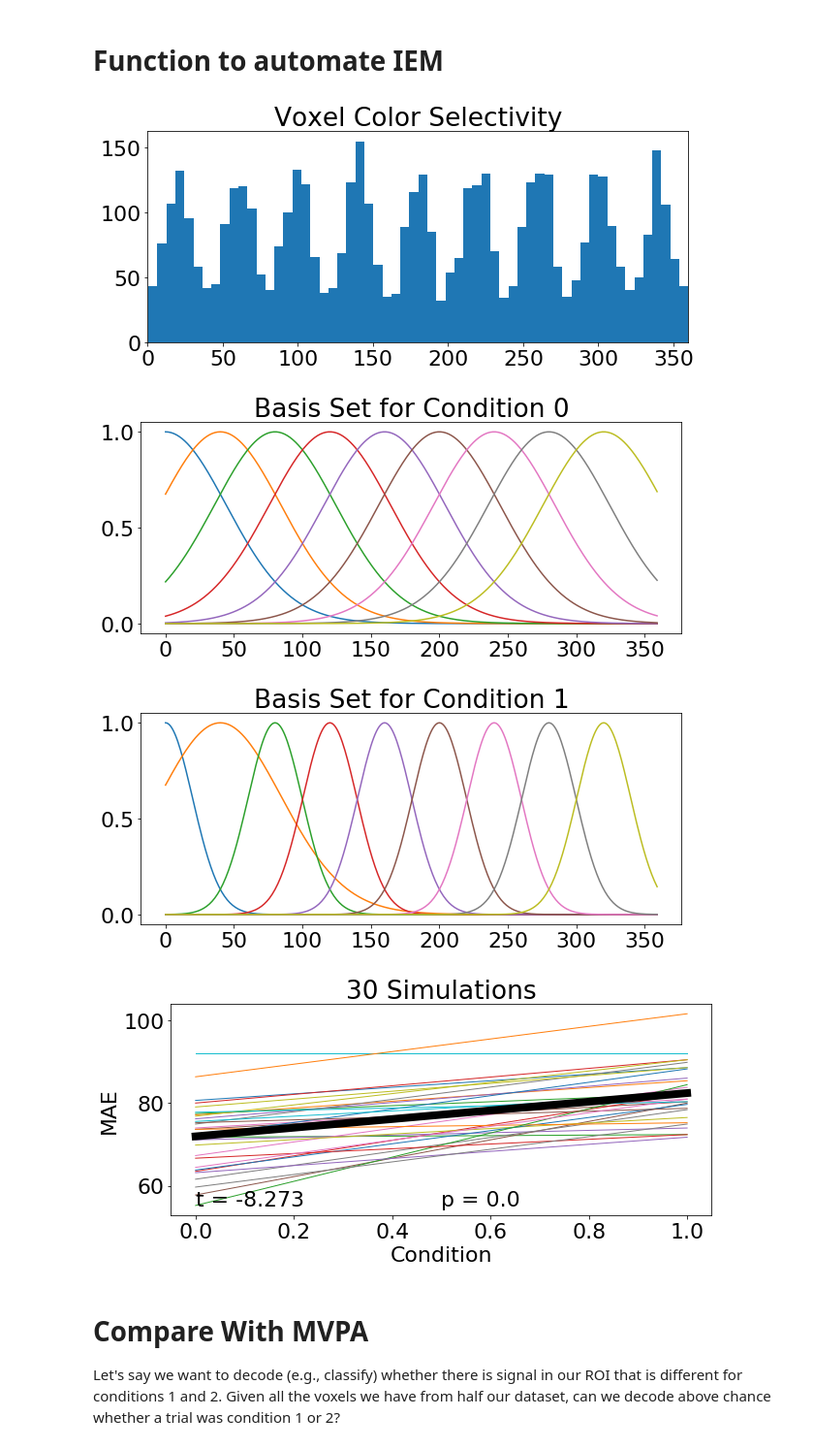
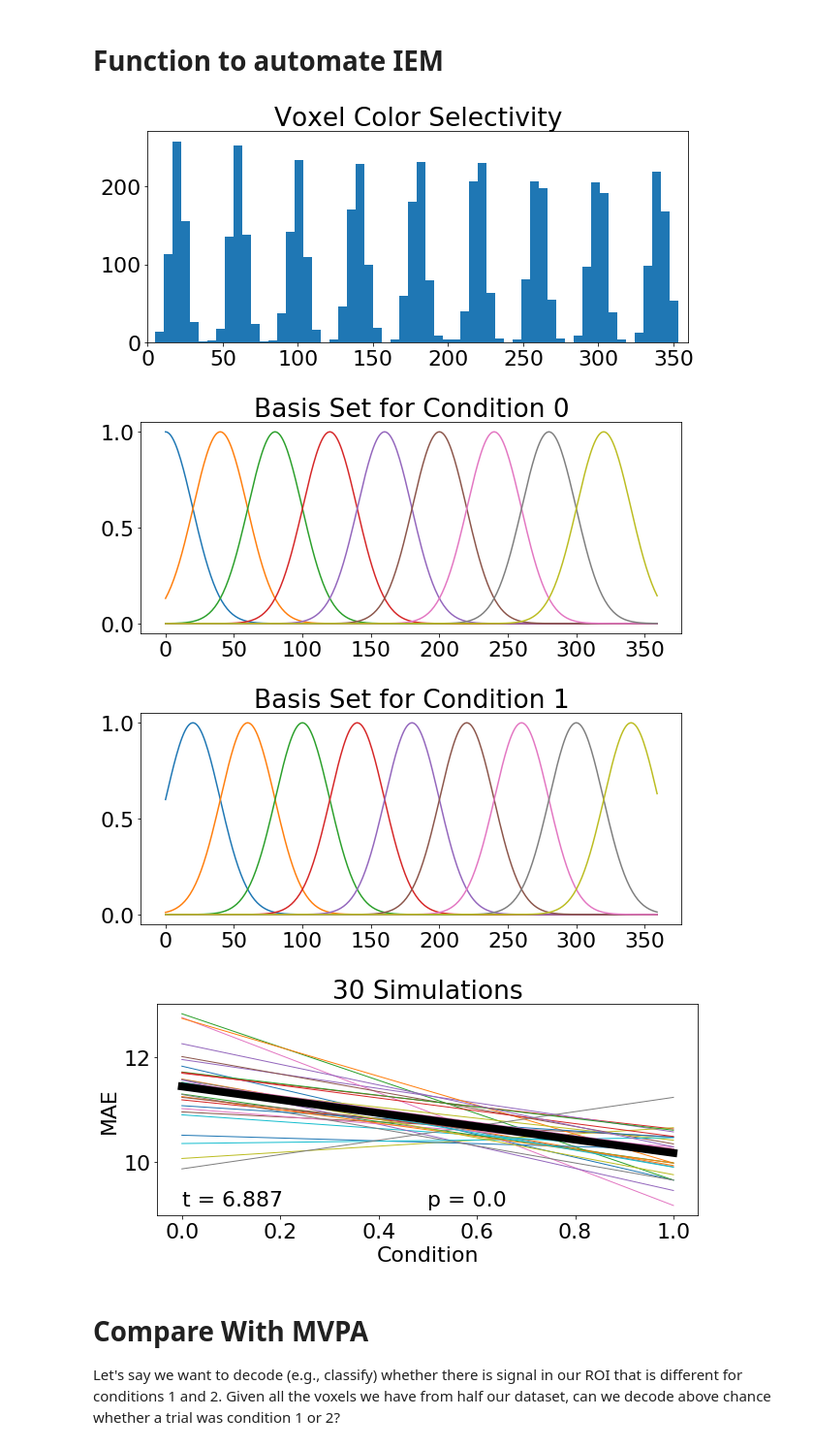
Before and after one commit to PaulScotti/iem_sim, a Jupyter notebook: iem_sim.ipynb, the cells around one changed output. Shown at 97% size. Cells and saved outputs as stored; diff of their text form; code cells hidden in the pictures.

```diff
--- a/iem_sim.ipynb
+++ b/iem_sim.ipynb
@@ -98,7 +98,7 @@ basis_points = list(map(int, basis_points))
 
 feature_space = np.linspace(0,359,360)
 
-trial_features = list(map(int,np.random.choice(basis_points, ntrials)))
+trial_features = list(map(int,np.random.choice(feature_space, ntrials)))
 
 trial_runs = np.repeat(np.arange(nruns),ntrials//nruns)
 trial_conds = np.tile(np.array([0,1]),ntrials//2)
@@ -467,7 +465,7 @@ def within180(x):
 def sim_vox():
     # Simulate neurons/voxels
     feature_space = np.linspace(0,359,360)
-    trial_features = list(map(int,np.random.choice(basis_points, ntrials)))
+    trial_features = list(map(int,np.random.choice(feature_space, ntrials)))
     trial_conds = np.tile(np.array([0,1]),ntrials//2)
     y_sd = pm.TruncatedNormal.dist(mu=vox_sd_mu, sd=vox_sd_sd, lower=0)
     vox_by_neuron_sd = y_sd.random(size=(nvoxels,nneurons))
@@ -493,9 +491,9 @@ nneurons = 100
 nchannels = 9
 
 gain_diff = 0
-noise = 1.5
-vox_sd_mu = 20
-vox_sd_sd = 10
+noise = 0
+vox_sd_mu = 10
+vox_sd_sd = 5
 
 # vox_mu = np.array([  0,  40,  80, 120, 160, 200, 240, 280, 320])
 # vox_mu = list(map(int,np.linspace(0,360-(360/5),5)))
@@ -504,45 +502,45 @@ vox_mu = np.array([  0,  40,  80, 120, 160, 200, 240, 280, 320]) + 20
 
 y_mu = pm.NormalMixture.dist(w=np.ones(9)/9,
                           mu=vox_mu,
-                          sigma=np.ones(9)*10)
+                          sigma=np.ones(9)*vox_sd_sd)
 vox_by_neuron_mu = within360(y_mu.random(size=(nvoxels,nneurons)))
 plt.hist(vox_by_neuron_mu.flatten(),bins=60)
 plt.xlim(xmin=0, xmax = 360)
 plt.title('Voxel Color Selectivity')
 plt.show()
 
 mae = np.full( (nsims, 2),np.nan )
 
-for sims in np.arange(30):
+for sims in np.arange(nsims):
     trial_by_vox, trial_features = sim_vox()
     for cond in np.arange(2):
         if cond == 0:
             chan_shift = [0, 0, 0, 0, 0, 0, 0, 0, 0]
-            channel_sd = np.ones(nchannels) * 80
+            channel_sd = np.ones(nchannels) * 30
         else:
-            chan_shift = [0, 0, 0, 0, 0, 0, 0, 0, 0]
-#             chan_shift = [0, 20, 0, 0, 0, 0, 0, 0, 0]
-            channel_sd = [30, 80, 30, 30, 30, 30, 30, 30, 30]
+#             chan_shift = [0, 0, 0, 0, 0, 0, 0, 0, 0]
+            chan_shift = [20, 20, 20, 20, 20, 20, 20, 20, 20]
+            channel_sd = [30, 30, 30, 30, 30, 30, 30, 30, 30]
         mae[sims,cond] = auto_recon(chan_shift,channel_sd)
     plt.plot(mae[sims,:], linewidth=1)
 
 # correlation test
 stats = sp.stats.ttest_rel(mae[:,0],mae[:,1])
 tvalue = stats[0]
 pvalue = stats[1]
 
 plt.plot(np.mean(mae,axis=0), color='black', linewidth=8)
 plt.title('30 Simulations')
 plt.xlabel('Condition')
 plt.ylabel('MAE')
 plt.text(0,np.min(mae),"t = {}".format(np.round(tvalue,decimals=3)))
 plt.text(0.5,np.min(mae),"p = {}".format(np.round(pvalue,decimals=4)))
 plt.show()
 # %% [output]
-[figure, old version]
+[figure, new version]
-[figure, old version]
+[figure, new version]
-[figure, old version]
+[figure, new version]
-[figure, old version]
+[figure, new version]
 # %% [markdown]
 # Compare With MVPA
 
```
Also changed, not shown: parts of 14 cells of this notebook.
